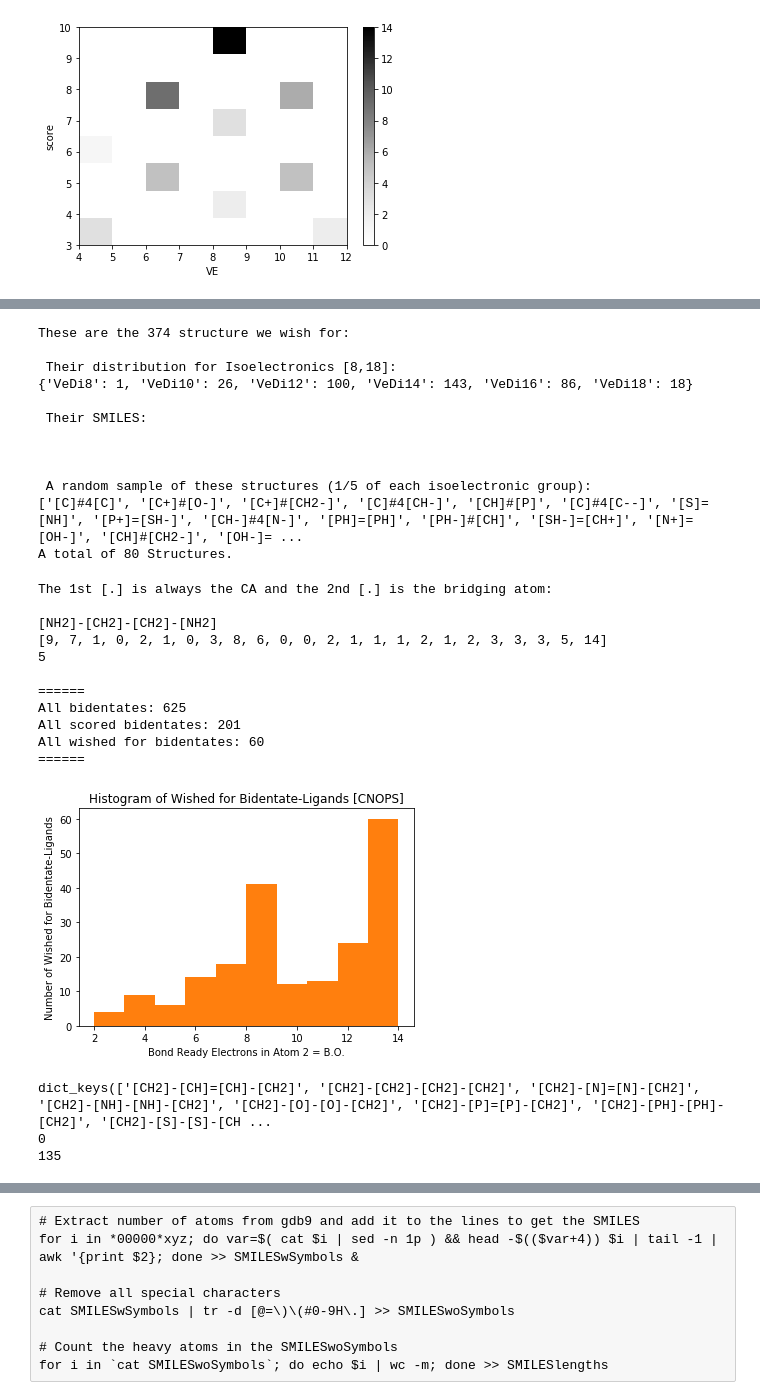
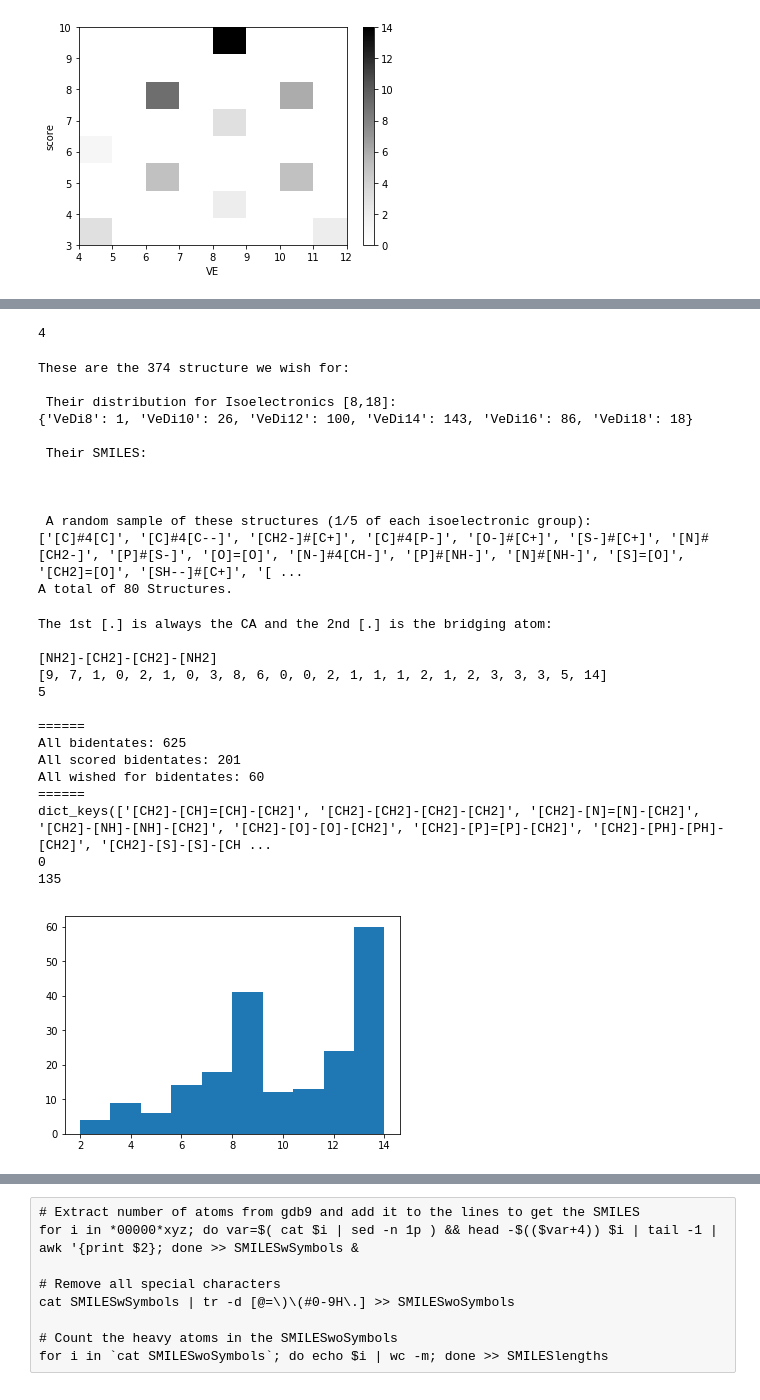
Before and after one commit to hjkgrp/smu, a Jupyter notebook: enum/enum.ipynb, the cells around one changed output, grey strips where cells are left out. Drawn from its saved outputs; the diff is of its cells as text; code cells hidden in the pictures.

```diff
--- a/enum/enum.ipynb
+++ b/enum/enum.ipynb
@@ -556,9 +576,15 @@ All wished for diatoms (>9): 374
+# %%
+charge1
+# %% [output]
+4
 # %%
 # selection of di ligands
 print('These are the ' + str(len(wishedDictDi)) + ' structure we wish for:')
 # pprint.pprint(wishedDictDi)
+
 veDi = {'VeDi8': 0, 'VeDi10': 0, 'VeDi12': 0, 'VeDi14': 0, 'VeDi16': 0, 'VeDi18': 0}
 smVeDi = {'smVeDi8': [], 'smVeDi10': [], 'smVeDi12': [], 'smVeDi14': [], 'smVeDi16': [], 'smVeDi18': []}
+
 for name, props in wishedDictDi.items():
     if props[1] + props[9] == 8:
         veDi['VeDi8'] += 1
@@ -586,30 +612,12 @@ print('\n Their SMILES: ')
 print('\n')
 
 selListDi = list()
-rn8Ve = random.sample(range(0, len(smVeDi["smVeDi8"])), 1)
-for i in range(0, len(rn8Ve)):
-    selListDi.append(smVeDi["smVeDi8"][rn8Ve[i]])
-
-rn10Ve = random.sample(range(0, len(smVeDi["smVeDi10"])), 5)
-for i in range(0, len(rn10Ve)):
-    selListDi.append(smVeDi["smVeDi10"][rn10Ve[i]])
-
-rn12Ve = random.sample(range(0, len(smVeDi["smVeDi12"])), 20)
-for i in range(0, len(rn12Ve)):
-    selListDi.append(smVeDi["smVeDi12"][rn12Ve[i]])
-
-rn14Ve = random.sample(range(0, len(smVeDi["smVeDi14"])), 30)
-for i in range(0, len(rn14Ve)):
-    selListDi.append(smVeDi["smVeDi14"][rn14Ve[i]])
-
-rn16Ve = random.sample(range(0, len(smVeDi["smVeDi16"])), 20)
-for i in range(0, len(rn16Ve)):
-    selListDi.append(smVeDi["smVeDi16"][rn16Ve[i]])
-
-rn18Ve = random.sample(range(0, len(smVeDi["smVeDi18"])), 4)
-for i in range(0, len(rn18Ve)):
-    selListDi.append(smVeDi["smVeDi18"][rn18Ve[i]])
-
+tuplesList = [(8,1),(10,5),(12,20),(14,30),(16,20),(18,4)]
+for tuples in tuplesList:
+    key = "smVeDi"+str(tuples[0])
+    randInds = random.sample(range(0, len(smVeDi[key])), tuples[1])
+    for inds in randInds:
+        selListDi.append(smVeDi[key][inds])
 
 print('\n A random sample of these structures (1/5 of each isoelectronic group): ')
 print(selListDi)
@@ -625,7 +633,7 @@ These are the 374 structure we wish for:
 
 
  A random sample of these structures (1/5 of each isoelectronic group):
-['[C]#4[C]', '[C+]#[O-]', '[C+]#[CH2-]', '[C]#4[CH-]', '[CH]#[P]', '[C]#4[C--]', '[S]=[NH]', '[P+]=[SH-]', '[CH-]#4[N-]', '[PH]=[PH]', '[PH-]#[CH]', '[SH-]=[CH+]', '[N+]=[OH-]', '[CH]#[CH2-]', '[OH-]= ...
+['[C]#4[C]', '[C]#4[C--]', '[CH2-]#[C+]', '[C]#4[P-]', '[O-]#[C+]', '[S-]#[C+]', '[N]#[CH2-]', '[P]#[S-]', '[O]=[O]', '[N-]#4[CH-]', '[P]#[NH-]', '[N]#[NH-]', '[S]=[O]', '[CH2]=[O]', '[SH--]#[C+]', '[ ...
 A total of 80 Structures.
 # %%
 # enumeration of all homo-bidentates
@@ -762,13 +770,13 @@ print("All scored bidentates: " + str(len(scoredDictBident)))
 print("All wished for bidentates: " + str(len(wishedDictBident)))
 print('======')
 
-plt.xlabel('Bond Ready Electrons in Atom 2 = B.O.')
-plt.ylabel('Number of Wished for Bidentate-Ligands')
-# plt.yscale('log', nonposy='clip')
-plt.title('Histogram of Wished for Bidentate-Ligands [' + components + "]")
-plt.hist(histScore)
-# plt.savefig('bidDistr' + components + ".pdf")
-plt.show()
+# plt.xlabel('Bond Ready Electrons in Atom 2 = B.O.')
+# plt.ylabel('Number of Wished for Bidentate-Ligands')
+# # plt.yscale('log', nonposy='clip')
+# plt.title('Histogram of Wished for Bidentate-Ligands [' + components + "]")
+# plt.hist(histScore)
+# # plt.savefig('monoDistr' + components + ".pdf", bbox_inches='tight')
+# plt.show()
 
 # plt.hist(histVE)
 # plt.hist2d(histBondScore, histScore)
@@ -779,37 +787,37 @@ plt.show()
 # plt.colorbar()
 # plt.show()
 
 # plt.xlabel('Number of Bond Ready Electrons on Atom 2')
 # plt.ylabel('#')
 # plt.hist(histUsual, bins = 14)
 # plt.show()
 #
 print(wishedDictBident.keys())
 plt.hist(histScore)
 
 totC  = 0
 totBO = 0
 for vals in wishedDictBident.values():
     totC += abs(vals[3])+abs(vals[11])
     totBO += vals[14] + vals[15]
 print(totC)
 print(totBO)
 # %% [output]
 The 1st [.] is always the CA and the 2nd [.] is the bridging atom:
 
 [NH2]-[CH2]-[CH2]-[NH2]
 [9, 7, 1, 0, 2, 1, 0, 3, 8, 6, 0, 0, 2, 1, 1, 1, 2, 1, 2, 3, 3, 3, 5, 14]
 5
 
 ======
 All bidentates: 625
 All scored bidentates: 201
 All wished for bidentates: 60
 ======
+dict_keys(['[CH2]-[CH]=[CH]-[CH2]', '[CH2]-[CH2]-[CH2]-[CH2]', '[CH2]-[N]=[N]-[CH2]', '[CH2]-[NH]-[NH]-[CH2]', '[CH2]-[O]-[O]-[CH2]', '[CH2]-[P]=[P]-[CH2]', '[CH2]-[PH]-[PH]-[CH2]', '[CH2]-[S]-[S]-[CH ...
+0
+135
-[figure, old version]
+[figure, new version]
-dict_keys(['[CH2]-[CH]=[CH]-[CH2]', '[CH2]-[CH2]-[CH2]-[CH2]', '[CH2]-[N]=[N]-[CH2]', '[CH2]-[NH]-[NH]-[CH2]', '[CH2]-[O]-[O]-[CH2]', '[CH2]-[P]=[P]-[CH2]', '[CH2]-[PH]-[PH]-[CH2]', '[CH2]-[S]-[S]-[CH ...
-0
-135
 # %%
 # selection
 print('These are the ' + str(len(wishedDictBident)) + ' structure we wish for:')
```
Also changed, not shown: parts of 4 cells of this notebook.
